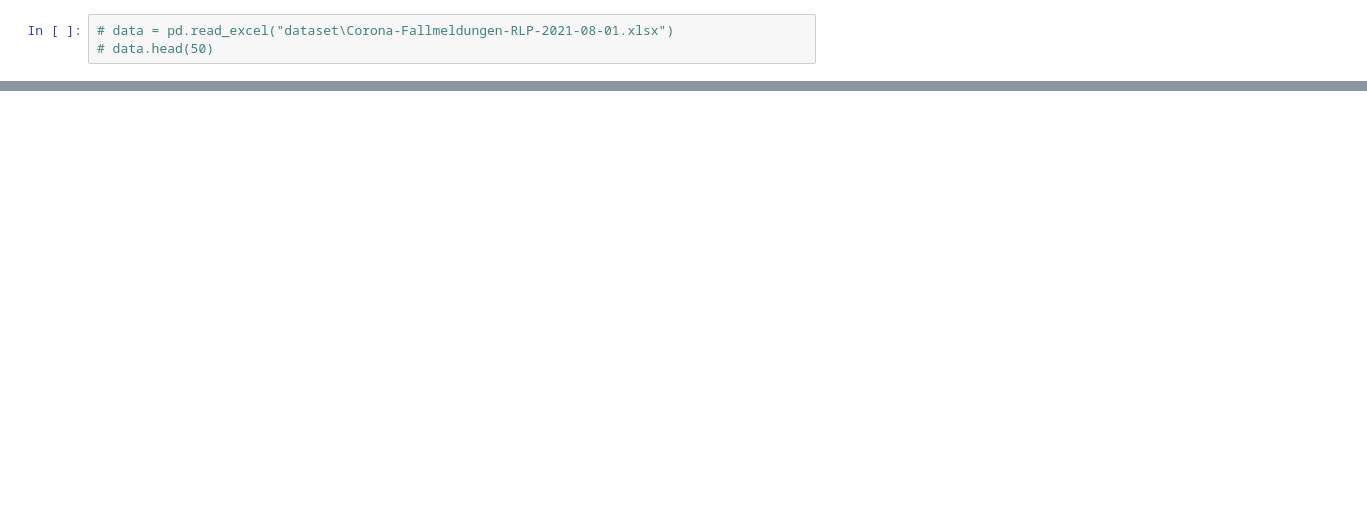
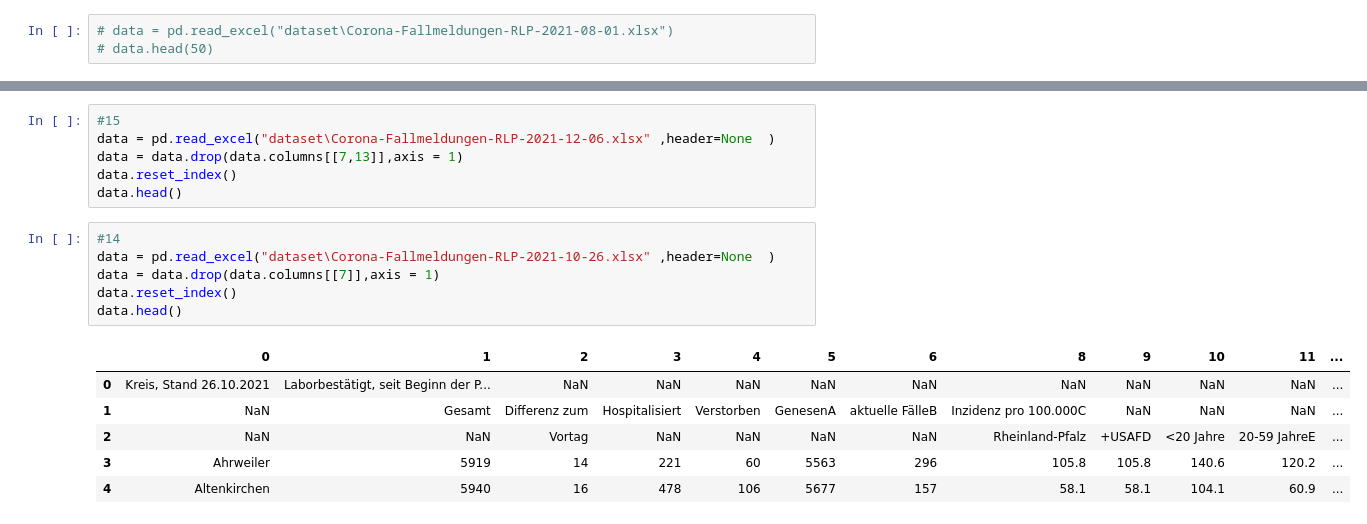
Before and after one commit to jahid-hasan-polash/Covid_AI_Research_Lab, a Jupyter notebook: Merge_All_Dataset.ipynb, the cells around one changed output, grey strips where cells are left out. Saved outputs shown, nothing was run; the diff lists cells and outputs as text; blank space fills up the shorter version.

```diff
--- a/Merge_All_Dataset.ipynb
+++ b/Merge_All_Dataset.ipynb
@@ -111,0 +164,19 @@ merged_data.head(100)
+# %%
+#15
+data = pd.read_excel("dataset\Corona-Fallmeldungen-RLP-2021-12-06.xlsx" ,header=None  )
+data = data.drop(data.columns[[7,13]],axis = 1)
+data.reset_index()
+data.head()
+# %%
+#14
+data = pd.read_excel("dataset\Corona-Fallmeldungen-RLP-2021-10-26.xlsx" ,header=None  )
+data = data.drop(data.columns[[7]],axis = 1)
+data.reset_index()
+data.head()
+# %% [output]
+|  | 0 | 1 | 2 | 3 | 4 | 5 | 6 | 8 | 9 | 10 | 11 | ... |
+| 0 | Kreis, Stand 26.10.2021 | Laborbestätigt, seit Beginn der P... | NaN | NaN | NaN | NaN | NaN | NaN | NaN | NaN | NaN | ... |
+| 1 | NaN | Gesamt | Differenz zum | Hospitalisiert | Verstorben | GenesenA | aktuelle FälleB | Inzidenz pro 100.000C | NaN | NaN | NaN | ... |
+| 2 | NaN | NaN | Vortag | NaN | NaN | NaN | NaN | Rheinland-Pfalz | +USAFD | <20 Jahre | 20-59 JahreE | ... |
+| 3 | Ahrweiler | 5919 | 14 | 221 | 60 | 5563 | 296 | 105.8 | 105.8 | 140.6 | 120.2 | ... |
+| 4 | Altenkirchen | 5940 | 16 | 478 | 106 | 5677 | 157 | 58.1 | 58.1 | 104.1 | 60.9 | ... |
```
Also changed, not shown: parts of 7 cells of this notebook, 1 other file.
